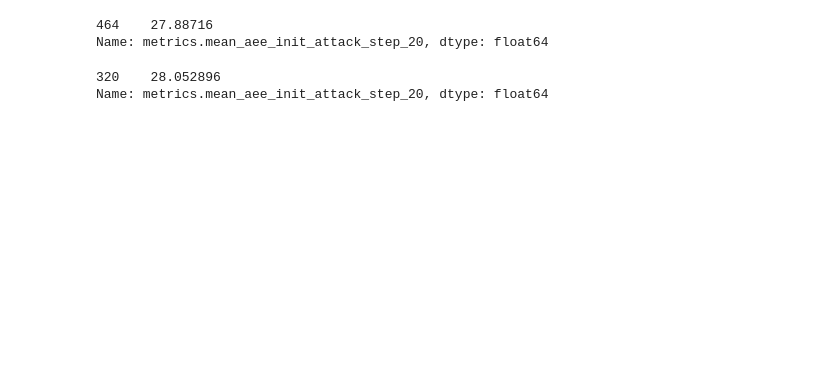
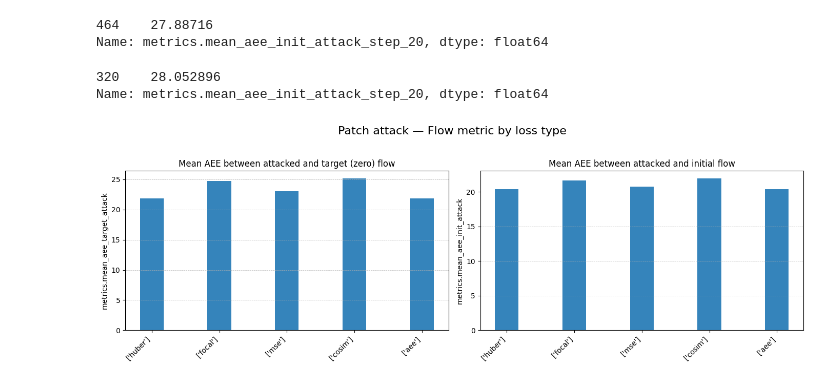
Before and after one commit to NotTwist/flow_attack, a Jupyter notebook: analysis/compare_losses.ipynb, the cells around one changed output. Cells and saved outputs as stored; diff of their text form; code cells hidden in the pictures; blank space fills up the shorter version.

Commit message:
add patch attack

```diff
--- a/analysis/compare_losses.ipynb
+++ b/analysis/compare_losses.ipynb
@@ -547,0 +637,11 @@ Name: metrics.mean_aee_init_attack_step_20, dtype: float64
+# %%
+# runs = ["288611b410b24effb259a5255f40ded4","1bdd141dedae49158453f21484f68893","45f1860155cb47d7a9f443b5a19d3a2b","311531096c934996a31462b03f083d05","408c64837abe437fbb07e4ed29646b0b"]
+runs = ["a549eb5100cd4d37bc0a7b572576c50a", "69e6312327a04030b301128fd7cce561",
+        "440a21213b4745fe956a17424e5472e4", "69c8cbcd7d324f6ebb2c034560729750", "c97a6a31313f4ffe9ecb4f593002bbba"]
+ids_str = ", ".join(f"'{run}'" for run in runs)  # Оборачиваем каждое значение в одинарные кавычки
+filter_string = f"attributes.run_id IN ({ids_str})"  # Формируем финальный запрос
+runs = mlflow.search_runs(experiment_ids=[experiment_id], filter_string=filter_string)
+# %%
+plot_patch_attack_target_vs_init(runs)
+# %% [output]
+[figure, added]
```
Also changed, not shown: parts of 1 cell of this notebook, 41 other files.
